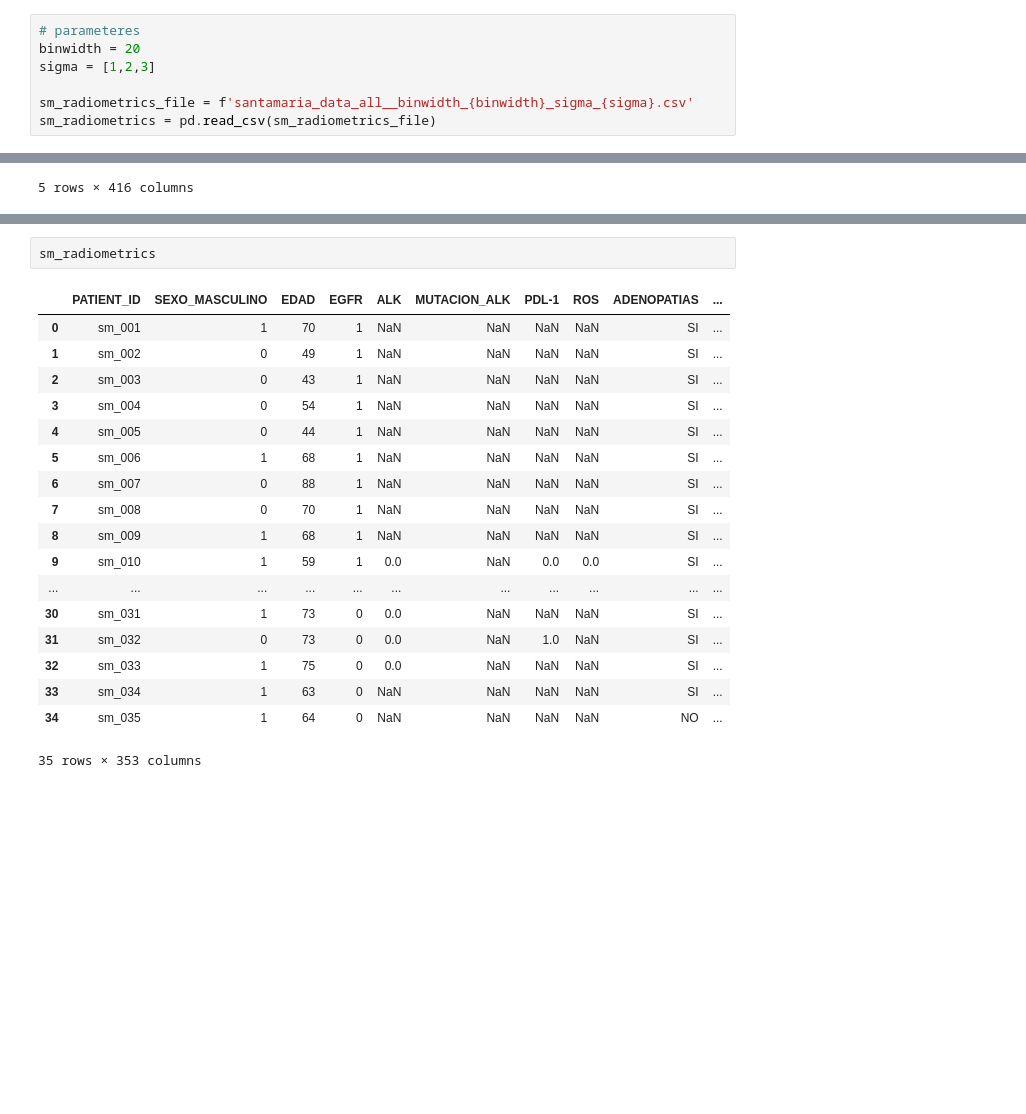
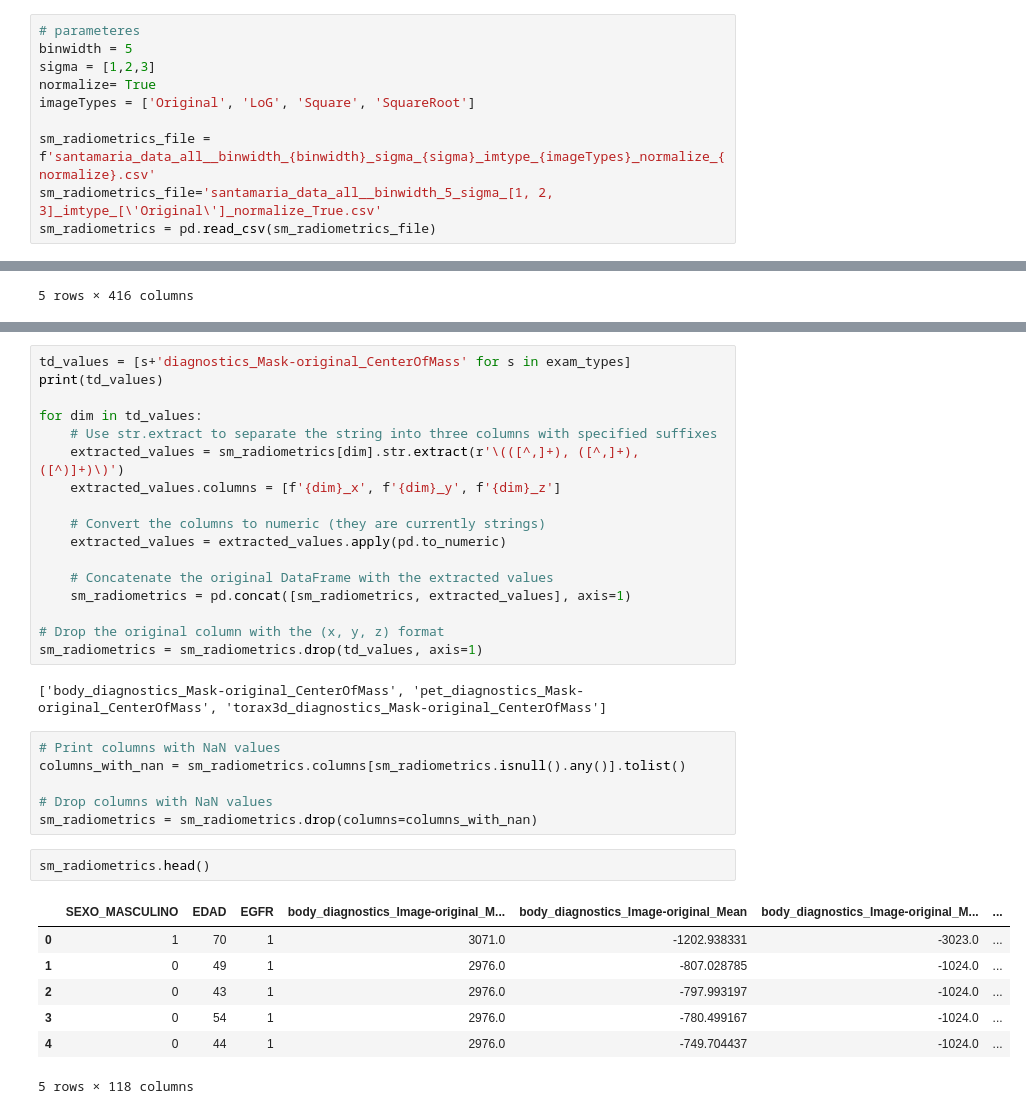
Before and after one commit to jmsaavedrar/pet_ct, a Jupyter notebook: radiometrics_analysis.ipynb, the cells around one changed output, grey strips where cells are left out. Drawn from its saved outputs; the diff is of its cells as text; blank space fills up the shorter version.

Commit message:
Modificando archivos para entrenar modelos con caracteristicas radiometricas

```diff
--- a/radiometrics_analysis.ipynb
+++ b/radiometrics_analysis.ipynb
@@ -7,9 +15,12 @@ import numpy as np
 # %%
 # parameteres
-binwidth = 20
+binwidth = 5
 sigma = [1,2,3]
+normalize= True
+imageTypes = ['Original', 'LoG', 'Square', 'SquareRoot']
 
-sm_radiometrics_file = f'santamaria_data_all__binwidth_{binwidth}_sigma_{sigma}.csv'
+sm_radiometrics_file = f'santamaria_data_all__binwidth_{binwidth}_sigma_{sigma}_imtype_{imageTypes}_normalize_{normalize}.csv'
+sm_radiometrics_file='santamaria_data_all__binwidth_5_sigma_[1, 2, 3]_imtype_[\'Original\']_normalize_True.csv'
 sm_radiometrics = pd.read_csv(sm_radiometrics_file)
 # %%
 sm_radiometrics.head()
@@ -32,21 +54,35 @@ sm_radiometrics = sm_radiometrics.drop(columns=drop_columns)
-# %%
-sm_radiometrics
-# %% [output]
-|  | PATIENT_ID | SEXO_MASCULINO | EDAD | EGFR | ALK | MUTACION_ALK | PDL-1 | ROS | ADENOPATIAS | ... |
-| 0 | sm_001 | 1 | 70 | 1 | NaN | NaN | NaN | NaN | SI | ... |
-| 1 | sm_002 | 0 | 49 | 1 | NaN | NaN | NaN | NaN | SI | ... |
-| 2 | sm_003 | 0 | 43 | 1 | NaN | NaN | NaN | NaN | SI | ... |
-| 3 | sm_004 | 0 | 54 | 1 | NaN | NaN | NaN | NaN | SI | ... |
-| 4 | sm_005 | 0 | 44 | 1 | NaN | NaN | NaN | NaN | SI | ... |
-| 5 | sm_006 | 1 | 68 | 1 | NaN | NaN | NaN | NaN | SI | ... |
-| 6 | sm_007 | 0 | 88 | 1 | NaN | NaN | NaN | NaN | SI | ... |
-| 7 | sm_008 | 0 | 70 | 1 | NaN | NaN | NaN | NaN | SI | ... |
-| 8 | sm_009 | 1 | 68 | 1 | NaN | NaN | NaN | NaN | SI | ... |
-| 9 | sm_010 | 1 | 59 | 1 | 0.0 | NaN | 0.0 | 0.0 | SI | ... |
-| ... | ... | ... | ... | ... | ... | ... | ... | ... | ... | ... |
-| 30 | sm_031 | 1 | 73 | 0 | 0.0 | NaN | NaN | NaN | SI | ... |
-| 31 | sm_032 | 0 | 73 | 0 | 0.0 | NaN | 1.0 | NaN | SI | ... |
-| 32 | sm_033 | 1 | 75 | 0 | 0.0 | NaN | NaN | NaN | SI | ... |
-| 33 | sm_034 | 1 | 63 | 0 | NaN | NaN | NaN | NaN | SI | ... |
-| 34 | sm_035 | 1 | 64 | 0 | NaN | NaN | NaN | NaN | NO | ... |
-35 rows × 353 columns
+# %%
+td_values = [s+'diagnostics_Mask-original_CenterOfMass' for s in exam_types]
+print(td_values)
+
+for dim in td_values:
+    # Use str.extract to separate the string into three columns with specified suffixes
+    extracted_values = sm_radiometrics[dim].str.extract(r'\(([^,]+), ([^,]+), ([^)]+)\)')
+    extracted_values.columns = [f'{dim}_x', f'{dim}_y', f'{dim}_z']
+
+    # Convert the columns to numeric (they are currently strings)
+    extracted_values = extracted_values.apply(pd.to_numeric)
+
+    # Concatenate the original DataFrame with the extracted values
+    sm_radiometrics = pd.concat([sm_radiometrics, extracted_values], axis=1)
+
+# Drop the original column with the (x, y, z) format
+sm_radiometrics = sm_radiometrics.drop(td_values, axis=1)
+# %% [output]
+['body_diagnostics_Mask-original_CenterOfMass', 'pet_diagnostics_Mask-original_CenterOfMass', 'torax3d_diagnostics_Mask-original_CenterOfMass']
+# %%
+# Print columns with NaN values
+columns_with_nan = sm_radiometrics.columns[sm_radiometrics.isnull().any()].tolist()
+
+# Drop columns with NaN values
+sm_radiometrics = sm_radiometrics.drop(columns=columns_with_nan)
+# %%
+sm_radiometrics.head()
+# %% [output]
+|  | SEXO_MASCULINO | EDAD | EGFR | body_diagnostics_Image-original_M... | body_diagnostics_Image-original_Mean | body_diagnostics_Image-original_M... | ... |
+| 0 | 1 | 70 | 1 | 3071.0 | -1202.938331 | -3023.0 | ... |
+| 1 | 0 | 49 | 1 | 2976.0 | -807.028785 | -1024.0 | ... |
+| 2 | 0 | 43 | 1 | 2976.0 | -797.993197 | -1024.0 | ... |
+| 3 | 0 | 54 | 1 | 2976.0 | -780.499167 | -1024.0 | ... |
+| 4 | 0 | 44 | 1 | 2976.0 | -749.704437 | -1024.0 | ... |
+5 rows × 118 columns
```
Also changed, not shown: parts of 12 cells of this notebook, 2 other files.
